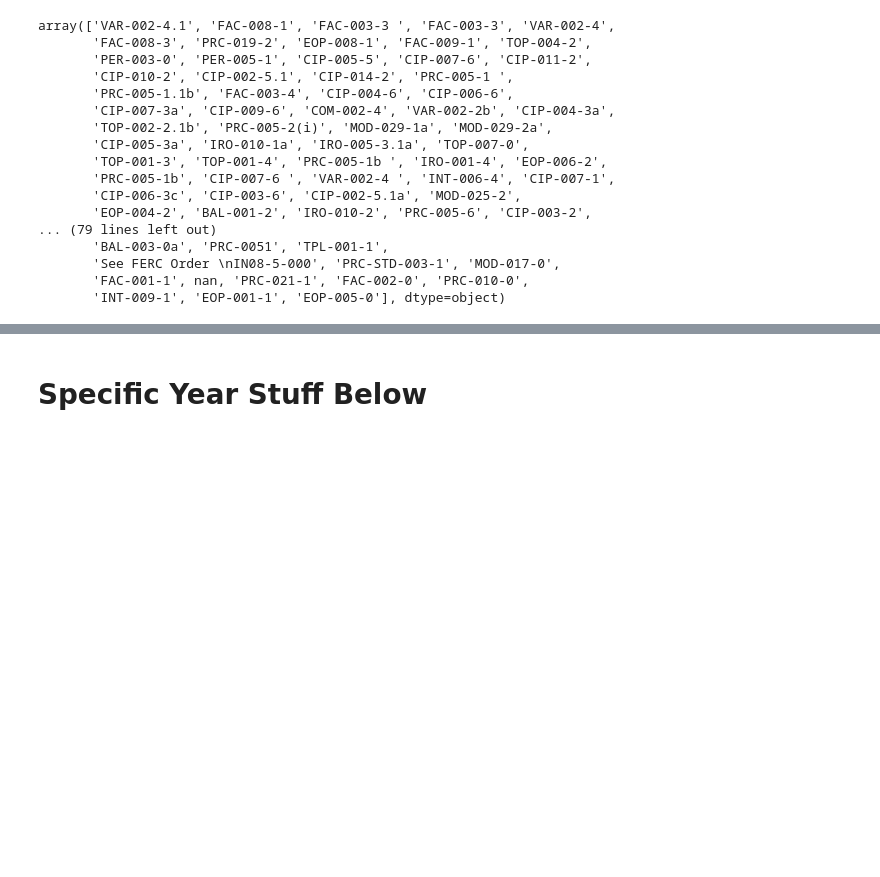
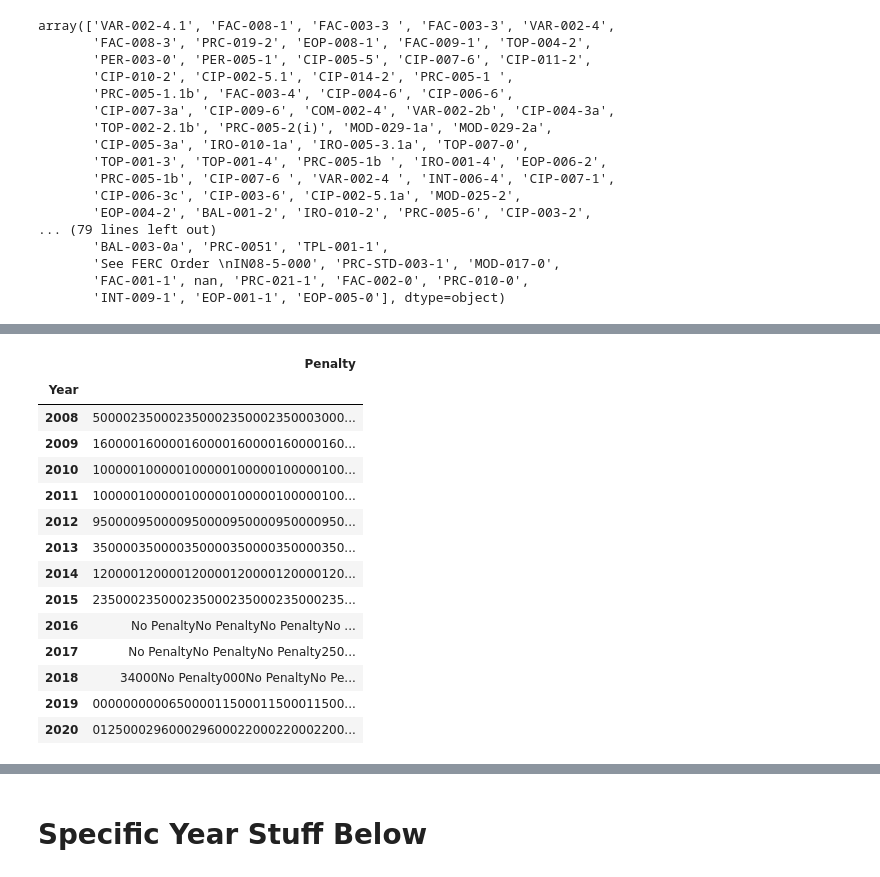
Before and after one commit to kkolodziej39/NERC_Fines, a Jupyter notebook: nerc_fines.ipynb, the cells around one changed output, grey strips where cells are left out. Drawn from its saved outputs; the diff is of its cells as text; code cells hidden in the pictures; blank space fills up the shorter version.

```diff
--- a/nerc_fines.ipynb
+++ b/nerc_fines.ipynb
@@ -324,0 +350,20 @@ corr_matrix = allData.corr()
+# %%
+fines_by_year = allData.groupby('Year')[['Penalty']].sum()
+# %%
+fines_by_year
+# %% [output]
+|  | Penalty |
+| Year |  |
+| 2008 | 500002350002350002350002350003000... |
+| 2009 | 160000160000160000160000160000160... |
+| 2010 | 100000100000100000100000100000100... |
+| 2011 | 100000100000100000100000100000100... |
+| 2012 | 950000950000950000950000950000950... |
+| 2013 | 350000350000350000350000350000350... |
+| 2014 | 120000120000120000120000120000120... |
+| 2015 | 235000235000235000235000235000235... |
+| 2016 | No PenaltyNo PenaltyNo PenaltyNo ... |
+| 2017 | No PenaltyNo PenaltyNo Penalty250... |
+| 2018 | 34000No Penalty000No PenaltyNo Pe... |
+| 2019 | 000000000065000011500011500011500... |
+| 2020 | 012500029600029600022000220002200... |
```
Also changed, not shown: parts of 6 cells of this notebook.
